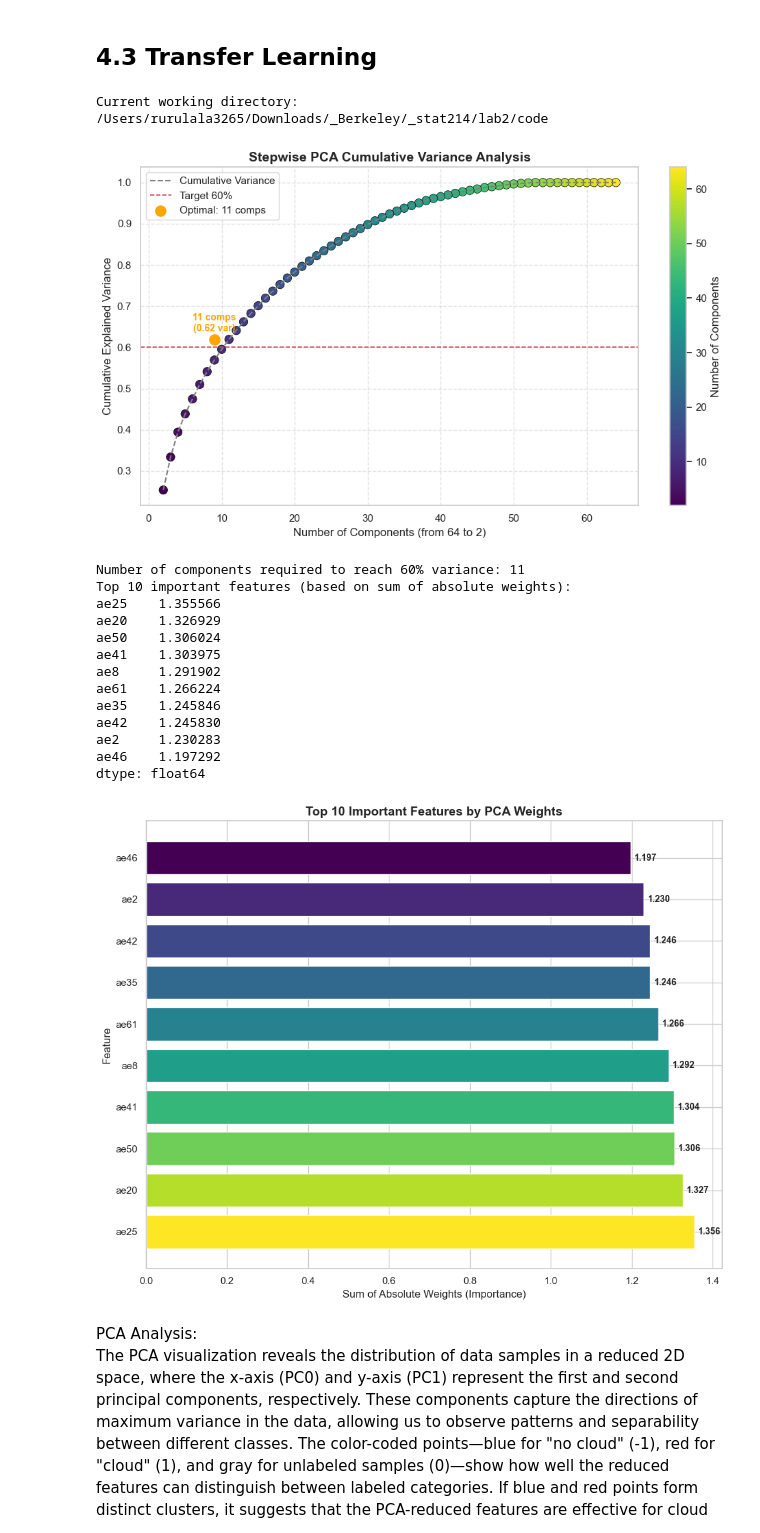
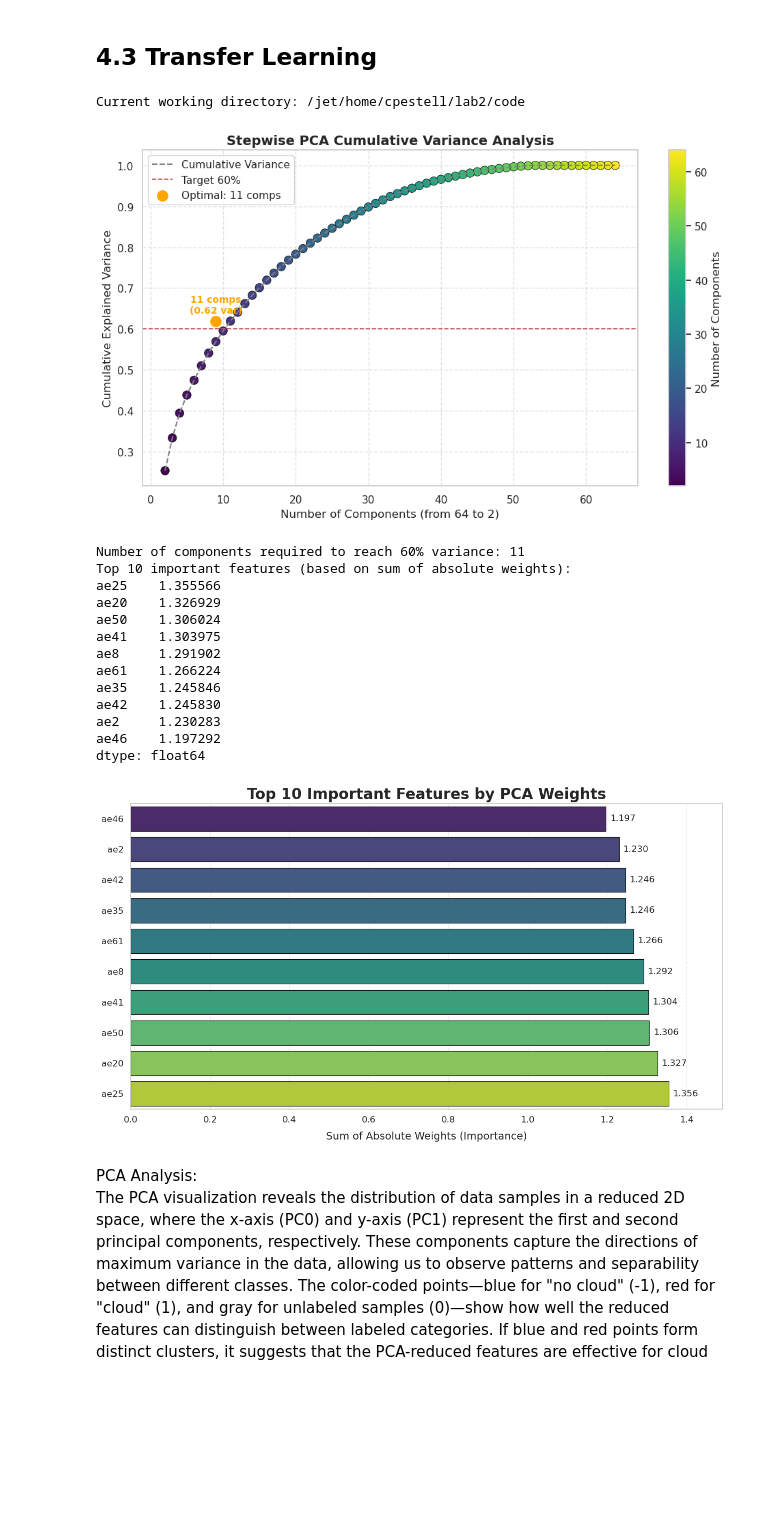
Before and after one commit to lunamk1/lab2, a Jupyter notebook: code/lab2.ipynb, the cells around one changed output. Saved outputs shown, nothing was run; the diff lists cells and outputs as text; code cells hidden in the pictures; blank space fills up the shorter version.

Commit message:
plots cleaned up and all figs added

```diff
--- a/code/lab2.ipynb
+++ b/code/lab2.ipynb
@@ -925,59 +936,73 @@ def plot_top_features(important_features, top_n=20):
         print("No important features to plot. Please ensure PCA was successful.")
         return
 
-    top_features = important_features.sort_values(ascending=False).head(top_n)
-    top_features = top_features[::-1]  # reverse order for top-to-bottom display
+    # prepare DataFrame for plotting
+    top_features = important_features.sort_values(ascending=False).head(top_n).sort_values(ascending=True)
+    feature_df = top_features.reset_index()
+    feature_df.columns = ['Feature', 'Importance']
 
-    # Gradient color based on importance rank
-    cmap = plt.cm.viridis
-    norm = plt.Normalize(0, top_n - 1)
-    bar_colors = [cmap(norm(i)) for i in range(top_n)]
+    sns.set(style="whitegrid")
+    plt.figure(figsize=(12, 7))
+    barplot = sns.barplot(
+        x='Importance',
+        y='Feature',
+        data=feature_df,
+        palette='viridis',
+        edgecolor='black',
+        linewidth=0.8
+    )
 
-    plt.figure(figsize=(10, 8))
-    bars = plt.barh(top_features.index, top_features.values, color=bar_colors)
+    # annotate each bar with the importance value
+    for i in range(len(feature_df)):
+        barplot.text(
+            x=feature_df['Importance'].iloc[i] + 0.01,
+            y=i,
+            s=f"{feature_df['Importance'].iloc[i]:.3f}",
+            va='center',
+            fontsize=12
+        )
 
-    # Annotate each bar
-    for i, bar in enumerate(bars):
-        width = bar.get_width()
-        plt.text(width + 0.01, bar.get_y() + bar.get_height() / 2,
-                 f"{width:.3f}", va='center', fontsize=10, fontweight='bold')
 
-    plt.title(f'Top {top_n} Important Features by PCA Weights', fontsize=14, fontweight='bold')
-    plt.xlabel('Sum of Absolute Weights (Importance)')
-    plt.ylabel('Feature')
+    plt.title(f'Top {top_n} Important Features by PCA Weights', fontsize=20, fontweight='bold')
+    plt.xlabel('Sum of Absolute Weights (Importance)', fontsize=14, labelpad=10)
+    plt.ylabel('')
+    plt.xlim(0, 1.1 * max(feature_df['Importance']))
+    plt.xticks(fontsize=12)
+    plt.yticks(fontsize=12)
+
+    plt.grid(axis='x', linestyle='--', alpha=0.4)
     plt.tight_layout()
-    plt.gca().invert_yaxis()
     plt.savefig('../figs/fe5.pdf', dpi=300, bbox_inches='tight')
     plt.show()
 
 # Run the analysis
 current_path = os.getcwd()
 print("Current working directory:", current_path)
 
 base_dir = '../data'  # Base directory for relative paths
 csv_files = [os.path.join(base_dir, 'O012791_ae.csv'),
              os.path.join(base_dir, 'O013257_ae.csv'),
              os.path.join(base_dir, 'O013490_ae.csv')]
 pca_features, merged_df, important_features = stepwise_pca_analysis(csv_files)
 
 plot_top_features(important_features, top_n=10)
 # %% [output]
-Current working directory: /Users/rurulala3265/Downloads/_Berkeley/_stat214/lab2/code
+Current working directory: /jet/home/cpestell/lab2/code
-[figure, old version]
+[figure, new version]
 Number of components required to reach 60% variance: 11
 Top 10 important features (based on sum of absolute weights):
 ae25    1.355566
 ae20    1.326929
 ae50    1.306024
 ae41    1.303975
 ae8     1.291902
 ae61    1.266224
 ae35    1.245846
 ae42    1.245830
 ae2     1.230283
 ae46    1.197292
 dtype: float64
-[figure, old version]
+[figure, new version]
 # %% [markdown]
 PCA Analysis:
 The PCA visualization reveals the distribution of data samples in a reduced 2D space, where the x-axis (PC0) and y-axis (PC1) represent the first and second principal components, respectively. These components capture the directions of maximum variance in the data, allowing us to observe patterns and separability between different classes. The color-coded points—blue for "no cloud" (-1), red for "cloud" (1), and gray for unlabeled samples (0)—show how well the reduced features can distinguish between labeled categories. If blue and red points form distinct clusters, it suggests that the PCA-reduced features are effective for cloud detection. Conversely, overlapping points indicate that the current features may not sufficiently separate the classes. Additionally, the shape of the points distinguishes data from different sources (e.g., image1_ae.csv, image2_ae.csv), helping to identify potential variations or biases across datasets.
```
Also changed, not shown: parts of 16 cells of this notebook, 17 other files.
